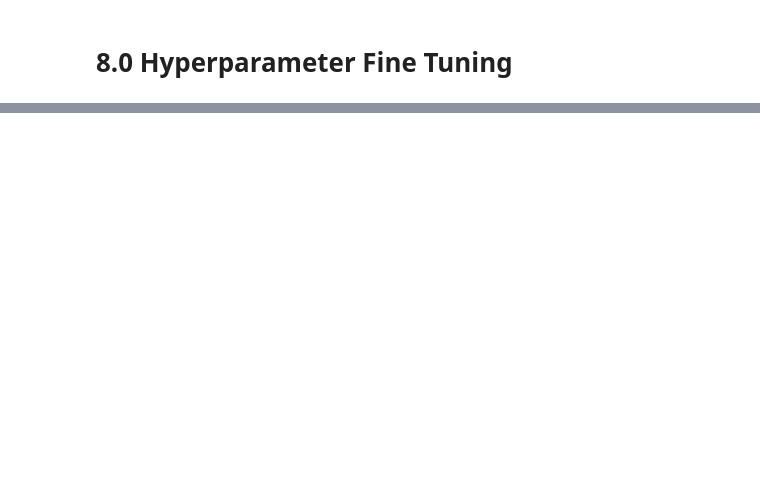
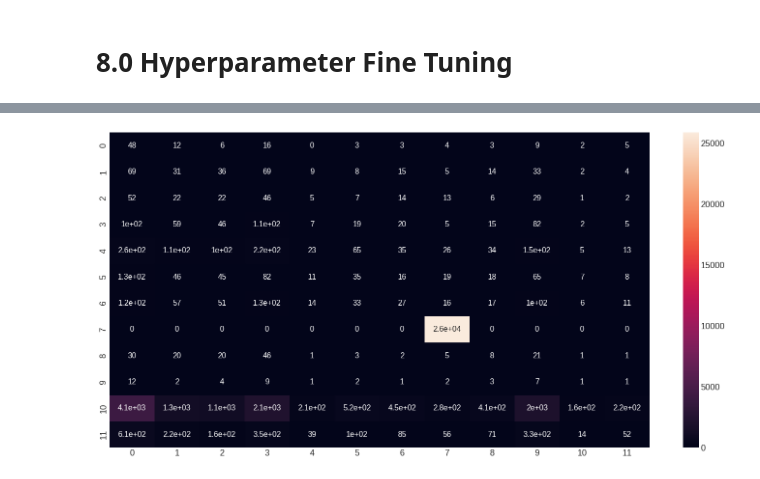
Before and after one commit to juniorcl/airbnb-scheduling-forecast, a Jupyter notebook: notebooks/c1.0_cmoj_airbnb_scheduling_forecast.ipynb, the cells around one changed output, grey strips where cells are left out. Saved outputs shown, nothing was run; the diff lists cells and outputs as text; code cells hidden in the pictures; blank space fills up the shorter version.

```diff
--- a/notebooks/c1.0_cmoj_airbnb_scheduling_forecast.ipynb
+++ b/notebooks/c1.0_cmoj_airbnb_scheduling_forecast.ipynb
@@ -1516,0 +1544,8 @@ modeling_performance_cv.sort_values(by='Accuracy', ascending=False)
+# %%
+best_params = {'max_iter': 1000, 'class_weight': 'balanced', 'C': 0.001}
+
+lg_best = LogisticRegression(max_iter=best_params['max_iter'], class_weight=best_params['class_weight'], C=best_params['C'])
+bag_lg_best = BaggingClassifier(base_estimator=lg_best, n_estimators=10)
+# %%
+bag_lg_best.fit(X_train_sc, y_train)
+y_pred = bag_lg_best.predict(X_valid_sc)
@@ -1516,0 +1579,5 @@ modeling_performance_cv.sort_values(by='Accuracy', ascending=False)
+# %%
+cm = mtr.confusion_matrix(y_valid, y_pred)
+sns.heatmap(cm, annot=True);
+# %% [output]
+[figure, added]
```
Also changed, not shown: parts of 17 cells of this notebook.
